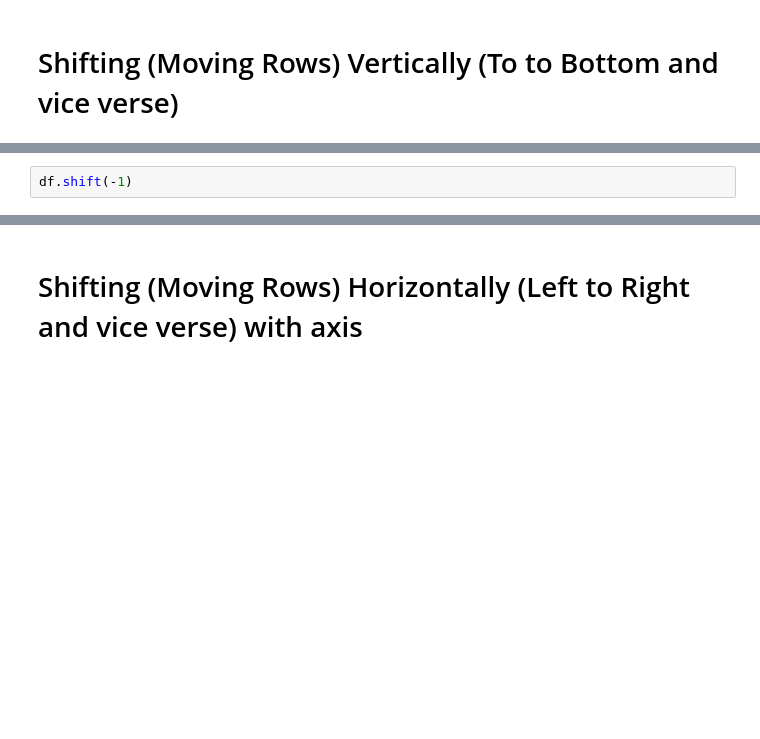
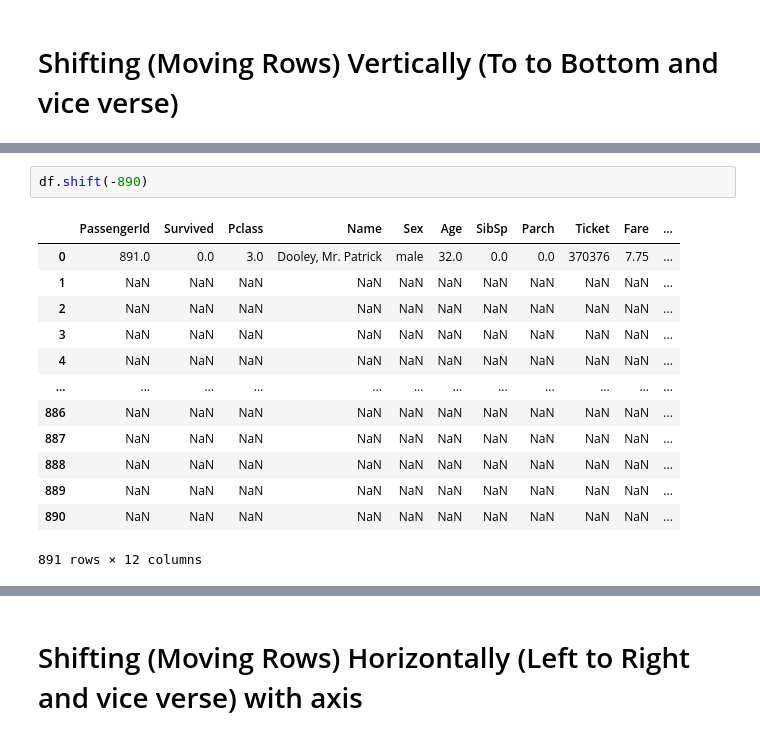
Before and after one commit to prodramp/publiccode, a Jupyter notebook: pandas/magic-of-shift/Magic-of-shift()-in-pandas.ipynb, the cells around one changed output, grey strips where cells are left out. Saved outputs shown, nothing was run; the diff lists cells and outputs as text; blank space fills up the shorter version.

Commit message:
updated magic of shift

```diff
--- a/pandas/magic-of-shift/Magic-of-shift()-in-pandas.ipynb
+++ b/pandas/magic-of-shift/Magic-of-shift()-in-pandas.ipynb
@@ -20,3 +85,17 @@ df.shift(periods=1000)
 # %%
-df.shift(-1)
+df.shift(-890)
+# %% [output]
+|  | PassengerId | Survived | Pclass | Name | Sex | Age | SibSp | Parch | Ticket | Fare | ... |
+| 0 | 891.0 | 0.0 | 3.0 | Dooley, Mr. Patrick | male | 32.0 | 0.0 | 0.0 | 370376 | 7.75 | ... |
+| 1 | NaN | NaN | NaN | NaN | NaN | NaN | NaN | NaN | NaN | NaN | ... |
+| 2 | NaN | NaN | NaN | NaN | NaN | NaN | NaN | NaN | NaN | NaN | ... |
+| 3 | NaN | NaN | NaN | NaN | NaN | NaN | NaN | NaN | NaN | NaN | ... |
+| 4 | NaN | NaN | NaN | NaN | NaN | NaN | NaN | NaN | NaN | NaN | ... |
+| ... | ... | ... | ... | ... | ... | ... | ... | ... | ... | ... | ... |
+| 886 | NaN | NaN | NaN | NaN | NaN | NaN | NaN | NaN | NaN | NaN | ... |
+| 887 | NaN | NaN | NaN | NaN | NaN | NaN | NaN | NaN | NaN | NaN | ... |
+| 888 | NaN | NaN | NaN | NaN | NaN | NaN | NaN | NaN | NaN | NaN | ... |
+| 889 | NaN | NaN | NaN | NaN | NaN | NaN | NaN | NaN | NaN | NaN | ... |
+| 890 | NaN | NaN | NaN | NaN | NaN | NaN | NaN | NaN | NaN | NaN | ... |
+891 rows × 12 columns
 # %%
```
Also changed, not shown: parts of 34 cells of this notebook.
